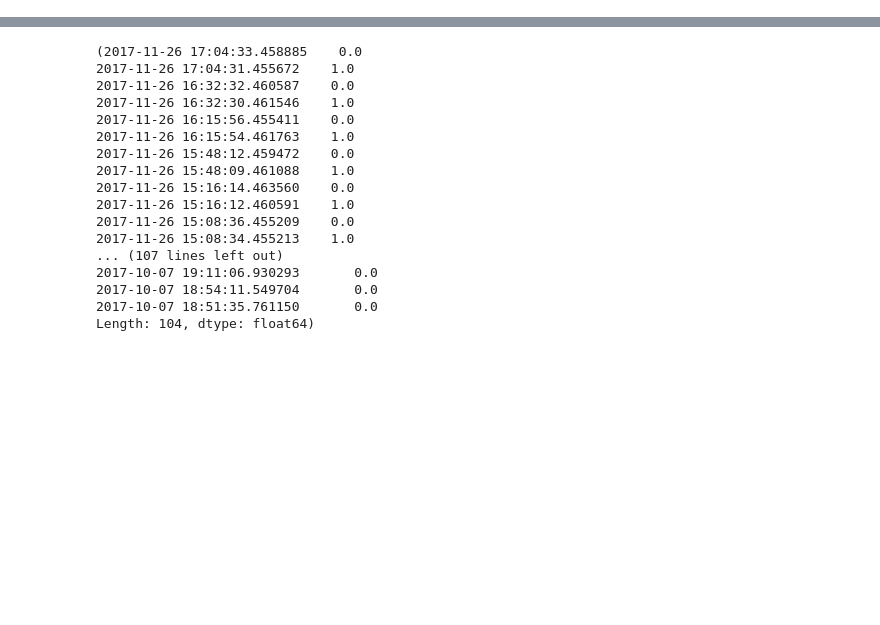
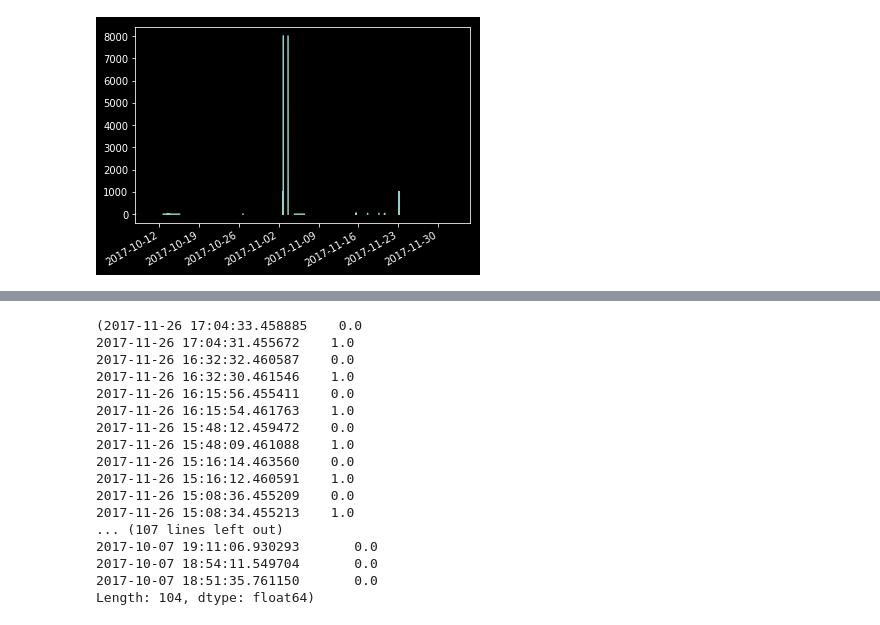
Before and after one commit to tatsuya-iizuka-1011/PFCworkspace, a Jupyter notebook: py2/jupyter/actuator_data_analysis.ipynb, the cells around one changed output, grey strips where cells are left out. Saved outputs shown, nothing was run; the diff lists cells and outputs as text; code cells hidden in the pictures; blank space fills up the shorter version.

```diff
--- a/py2/jupyter/actuator_data_analysis.ipynb
+++ b/py2/jupyter/actuator_data_analysis.ipynb
@@ -124,0 +102,3 @@ Length: 100, dtype: object
+# %%
+df = pd.DataFrame(actuator_db_instance.ts_dict)
+df.columns
@@ -124,0 +114,5 @@ Length: 100, dtype: object
+# %%
+df.pump_1_nutrient_a_1.plot()
+plt.show()
+# %% [output]
+[figure, added]
```
Also changed, not shown: parts of 7 cells of this notebook, 8 other files.
